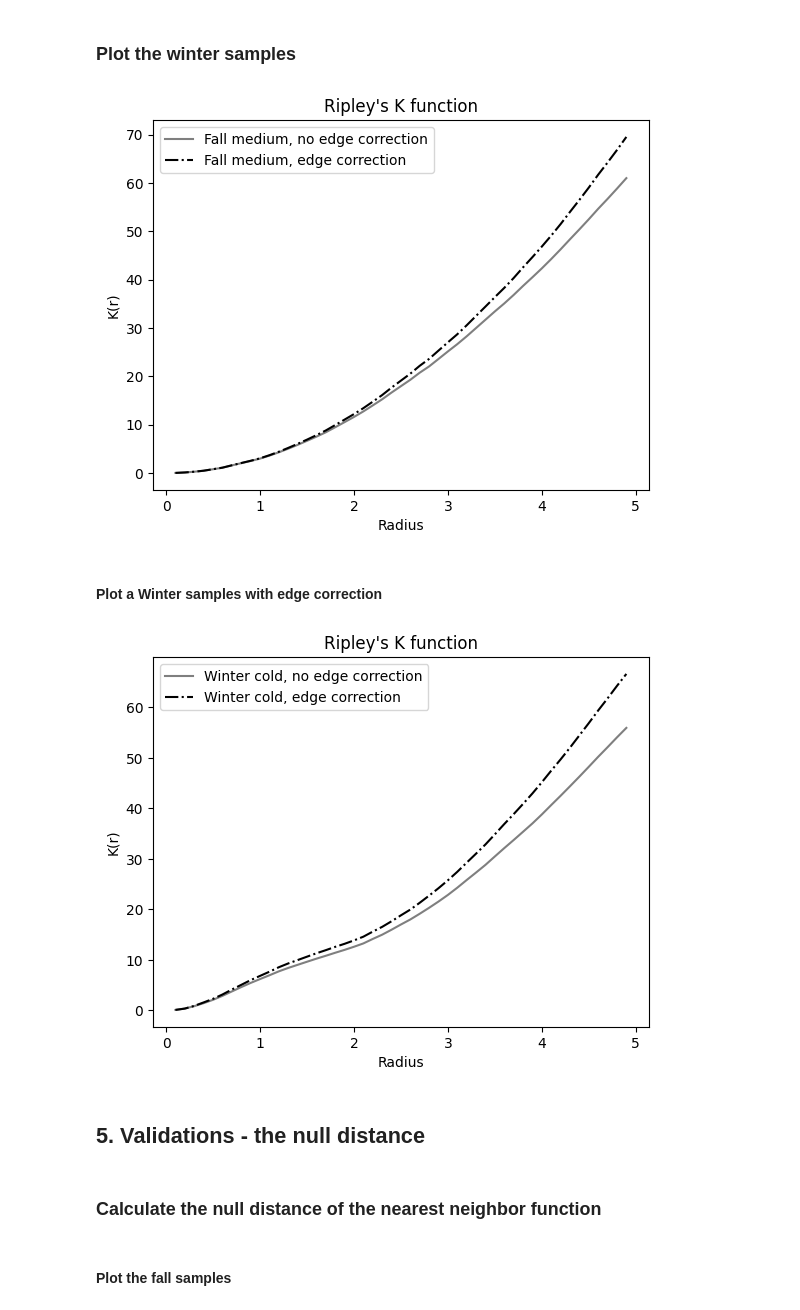
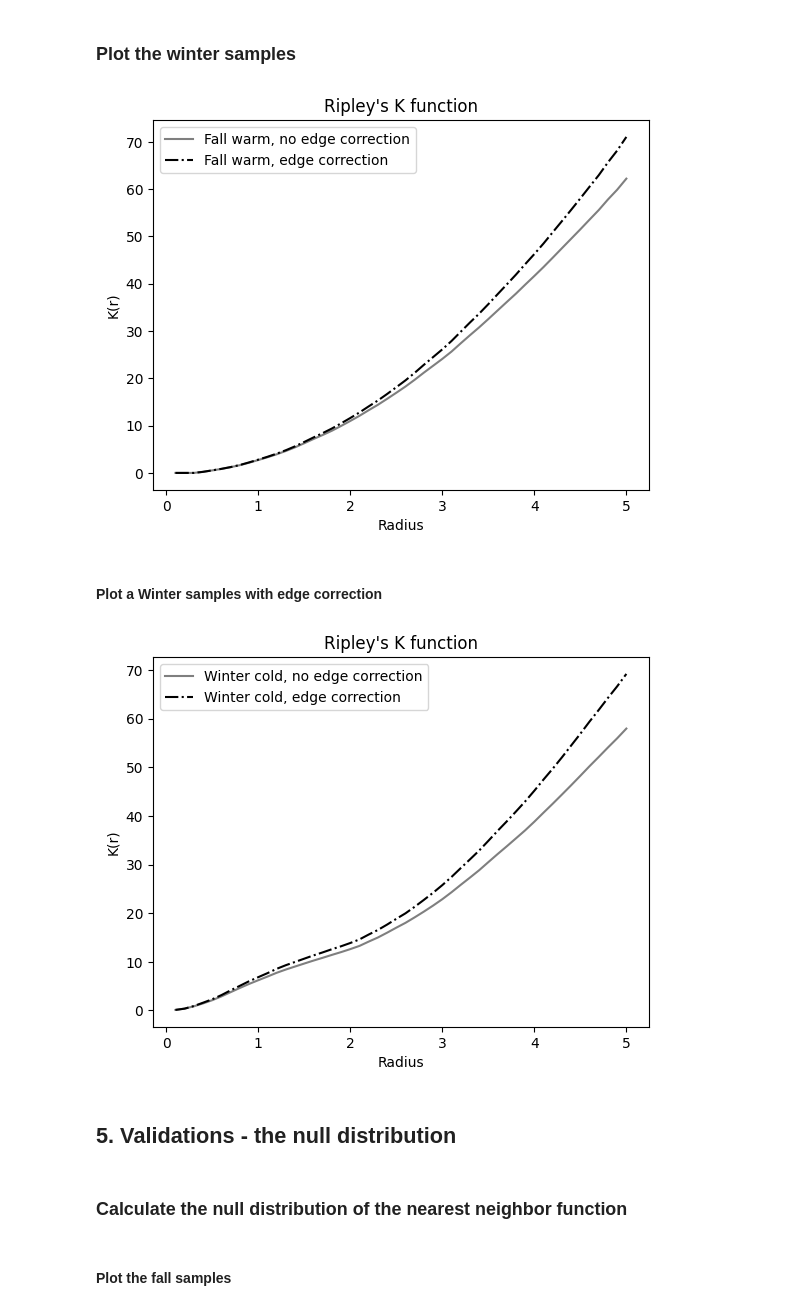
Before and after one commit to tlambert03/bobiac, a Jupyter notebook: content/08_colocalization/object_based_colocalization.ipynb, the cells around one changed output. Drawn from its saved outputs; the diff is of its cells as text; code cells hidden in the pictures.

```diff
--- a/content/08_colocalization/object_based_colocalization.ipynb
+++ b/content/08_colocalization/object_based_colocalization.ipynb
@@ -372,7 +377,7 @@ def ripleys_k_function(
 # %% [markdown]
 ### Define radii for which to compute Ripley's K function
 # %%
-k_radii = np.arange(0.1, 5, 0.1)  # radii for which to compute the K-function
+k_radii = np.arange(0.1, 5.01, 0.1)  # radii for which to compute the K-function
 # %% [markdown]
 #### Compute K for the fall samples
 # %%
@@ -503,19 +510,21 @@ k_winter_cold_ec = ripleys_k_function(
 # %% [markdown]
 ### Plot the winter samples
 # %%
-plot_ripleys_k_ec(k_fall_med, k_fall_med_ec, k_radii, label="Fall medium")
+plot_ripleys_k_ec(k_fall_warm, k_fall_warm_ec, k_radii, label="Fall warm")
+plt.savefig("edgecorrected_fall_warm_5r", dpi=300)
 # %% [output]
-[figure, old version]
+[figure, new version]
 # %% [markdown]
 #### Plot a Winter samples with edge correction
 # %%
 plot_ripleys_k_ec(k_winter_cold, k_winter_cold_ec, k_radii, label="Winter cold")
+plt.savefig("edgecorrected_winter_cold_5r", dpi=300)
 # %% [output]
-[figure, old version]
+[figure, new version]
 # %% [markdown]
-## 5. Validations - the null distance
+## 5. Validations - the null distribution
 # %% [markdown]
-### Calculate the null distance of the nearest neighbor function
+### Calculate the null distribution of the nearest neighbor function
 # %%
 def getnulldist(n: int, radii: np.ndarray, area: float) -> np.ndarray:
     """
```
Also changed, not shown: parts of 12 cells of this notebook.
